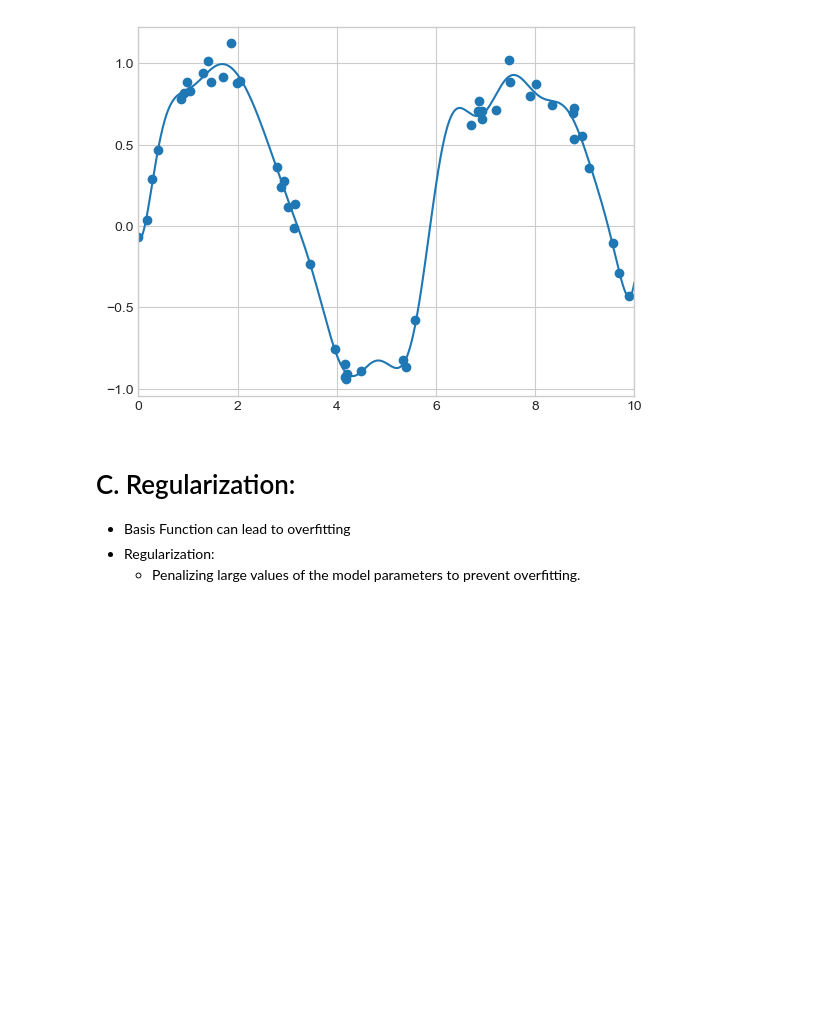
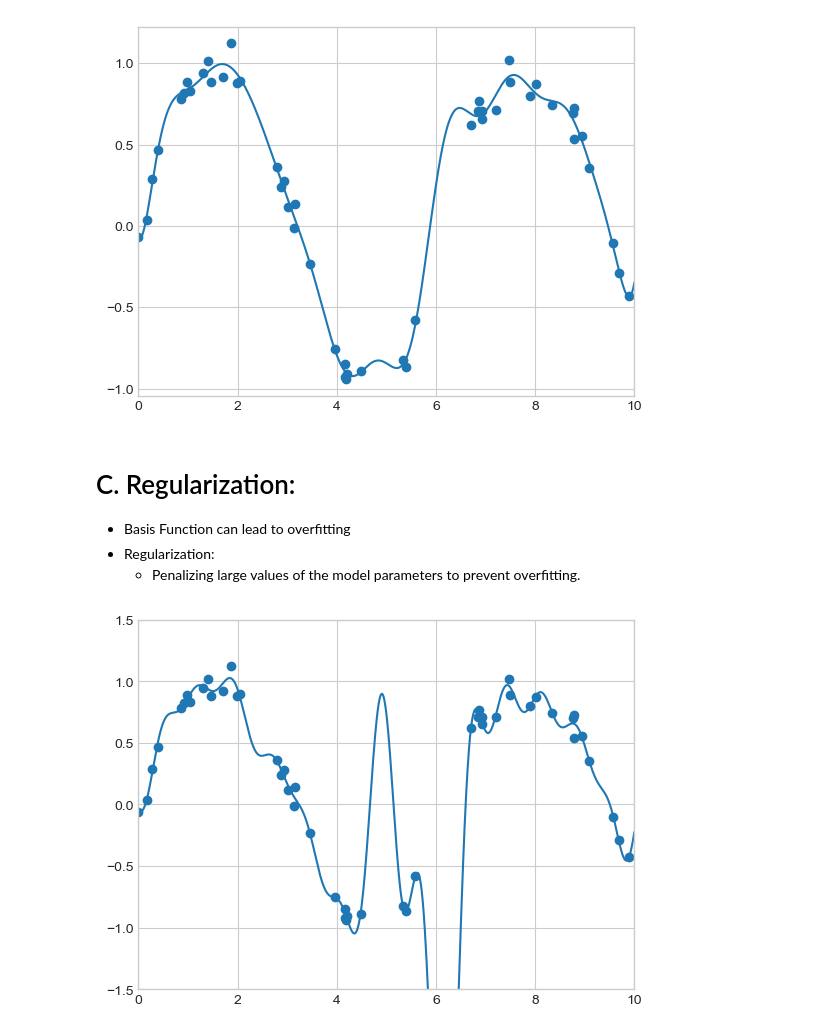
Before and after one commit to Spin8Cycle/ds-proj-remote, a Jupyter notebook: PDSHEx/ml_sklearn_notes/ml_linear_regression.ipynb, the cells around one changed output. Saved outputs shown, nothing was run; the diff lists cells and outputs as text; code cells hidden in the pictures; blank space fills up the shorter version.

Commit message:
add ml-sklearn regression notes

```diff
--- a/PDSHEx/ml_sklearn_notes/ml_linear_regression.ipynb
+++ b/PDSHEx/ml_sklearn_notes/ml_linear_regression.ipynb
@@ -151,3 +151,19 @@ plt.xlim(0, 10);
 * Basis Function can lead to overfitting
 * Regularization:
     * Penalizing large values of the model parameters to prevent overfitting.
+# %%
+# Overfitting w/ Gaussian Basis Function
+
+model = model = make_pipeline(
+            GaussianFeatures(30),
+            LinearRegression())
+
+model.fit(x[:, np.newaxis], y)
+
+plt.scatter(x, y)
+plt.plot(x_test, model.predict(x_test[:, np.newaxis]))
+
+plt.xlim(0, 10)
+plt.ylim(-1.5, 1.5);
+# %% [output]
+[figure, added]
```
Also changed, not shown: parts of 21 cells of this notebook.
